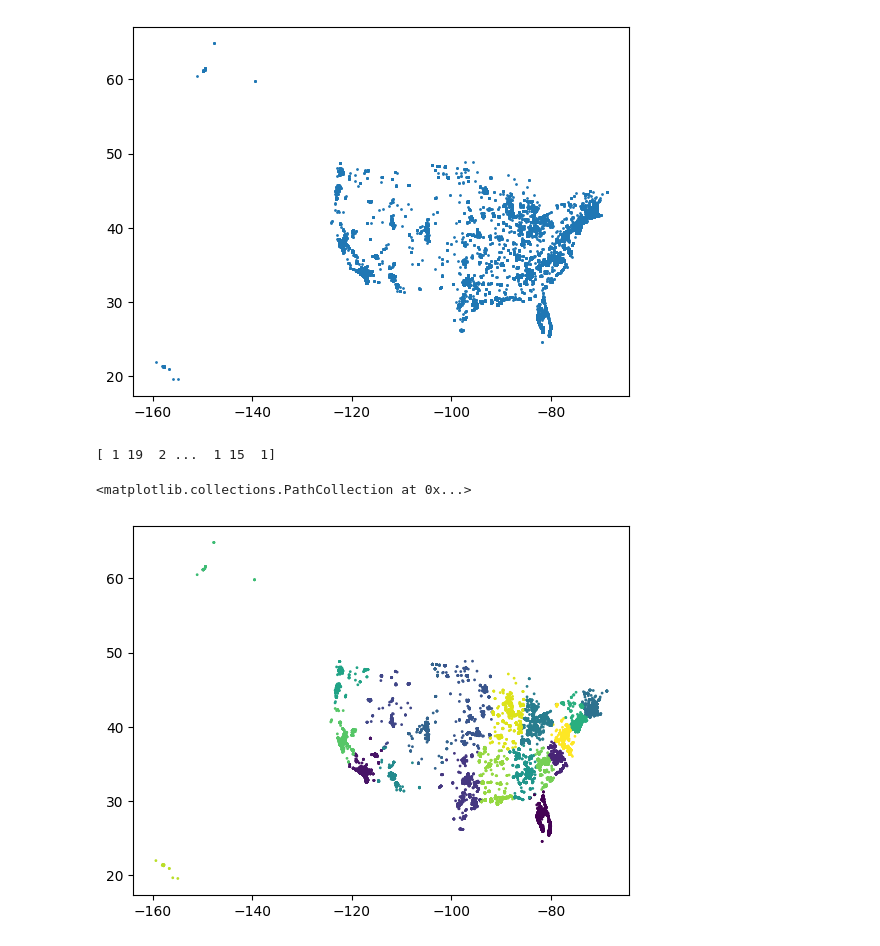
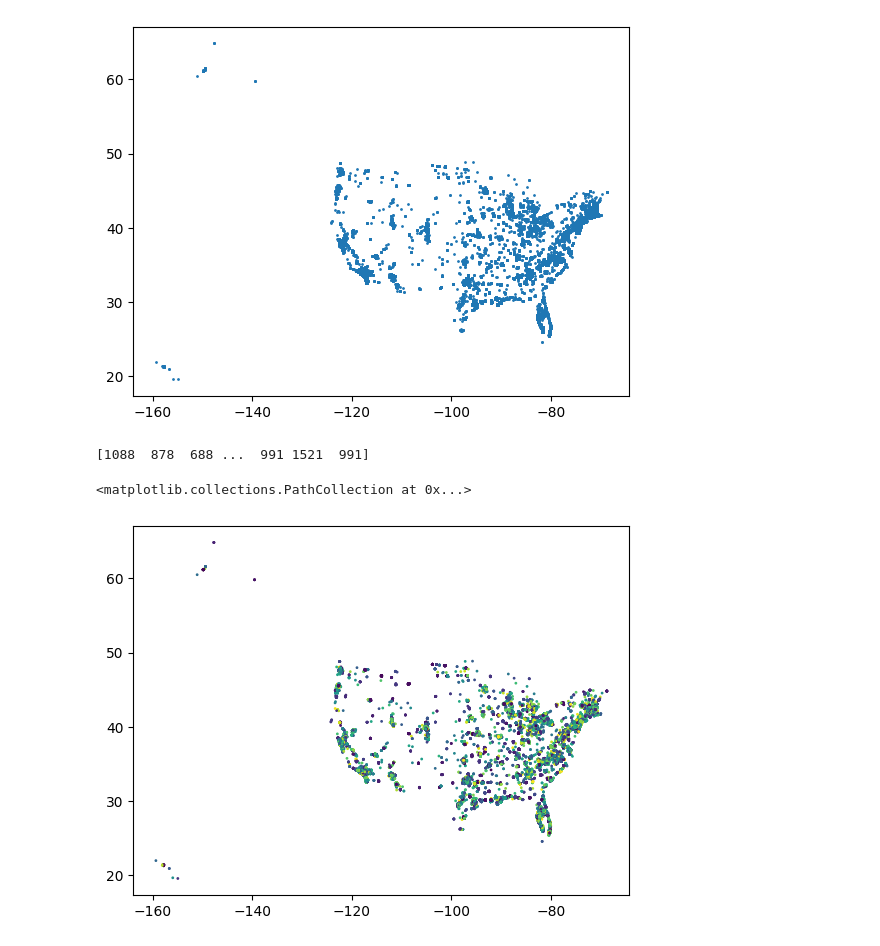
Before and after one commit to FelixFritz02/DataProject-WS-25-26, a Jupyter notebook: clustering_coordinates.ipynb, the cells around one changed output. Saved outputs shown, nothing was run; the diff lists cells and outputs as text; code cells hidden in the pictures.

Commit message:
added cluster search to encode geographic information

```diff
--- a/clustering_coordinates.ipynb
+++ b/clustering_coordinates.ipynb
@@ -12,13 +12,13 @@ plt.scatter(X["longitude"], X["latitude"], s=1)
 # %%
 from sklearn.cluster import KMeans
 import numpy as np
 
-kmeans = KMeans(n_clusters=20)
+kmeans = KMeans(n_clusters=2000)
 kmeans.fit(X[["longitude", "latitude"]])
 clusters = kmeans.labels_
 print(kmeans.labels_)
 plt.scatter(X["longitude"], X["latitude"], c=clusters, s=1)
 # %% [output]
-[ 1 19  2 ...  1 15  1]
+[1088  878  688 ...  991 1521  991]
 <matplotlib.collections.PathCollection at 0x...>
-[figure, old version]
+[figure, new version]
```
Also changed, not shown: parts of 3 cells of this notebook, 1 other file.
